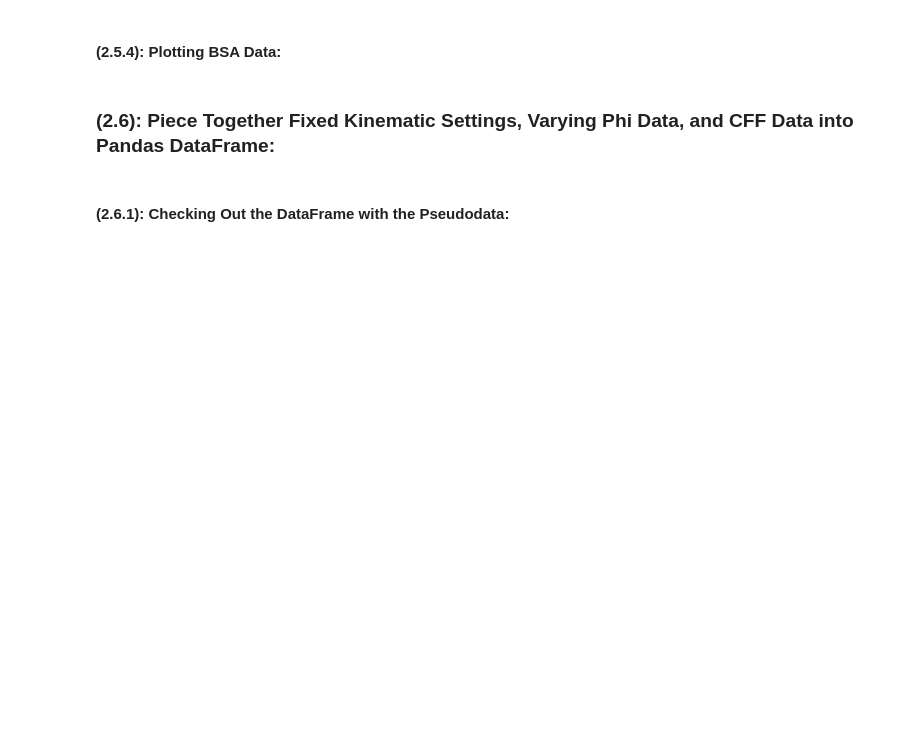
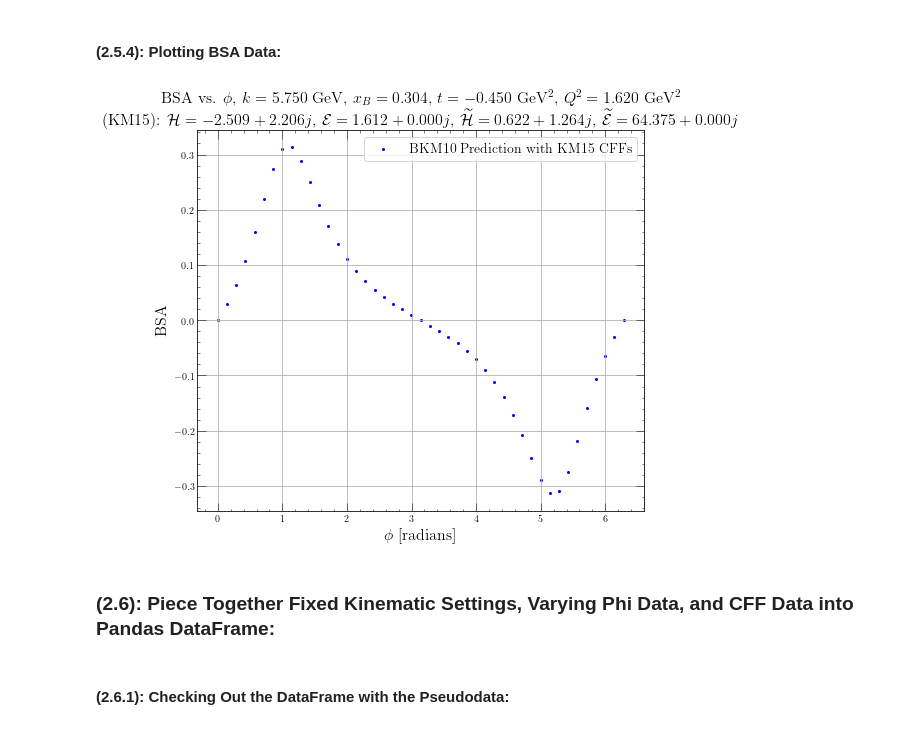
Before and after one commit to JayDanielsss/gpd_dnn, a Jupyter notebook: closure_test/closure_test.ipynb, the cells around one changed output. Drawn from its saved outputs; the diff is of its cells as text; code cells hidden in the pictures; blank space fills up the shorter version.

```diff
--- a/closure_test/closure_test.ipynb
+++ b/closure_test/closure_test.ipynb
@@ -344,44 +292,21 @@ cross_section_axes.grid(visible = True)
 # %%
 bsa_fig, bsa_axes = plt.subplots(1, figsize = (8, 7))
 
 bsa_axes.scatter(
     phi_array_in_radians, bkm10_bsa_km15,
     s = 4., label = "BKM10 Prediction with KM15 CFFs", color = "blue")
 
-# bsa_axes.scatter(
-#     phi_array_in_radians, bkm10_bsa_xdj,
-#     s = 4., label = "BKM10 Prediction with XDJ CFFs", color = "skyblue")
-
-title_string = (
-    rf"$Q^2 = {TEST_Q_SQUARED:.2f}$ GeV$^2$, "
-    rf"$x_B = {TEST_X_BJORKEN:.2f}$, "
-    rf"$t = {TEST_T_VALUE:.2f}$, "
-    rf"$k = {TEST_BEAM_ENERGY:.2f}$ GeV"
-)
-
-km15_cff_string = (
-    rf"$\mathcal{{H}} = {CFF_H_KM15:.3f}$, "
-    rf"$\mathcal{{E}} = {CFF_E_KM15:.3f}$, "
-    rf"$\widetilde{{\mathcal{{H}}}} = {CFF_H_TILDE_KM15:.3f}$, "
-    rf"$\widetilde{{\mathcal{{E}}}} = {CFF_E_TILDE_KM15:.3f}$ "
-)
-
-xdj_cff_string = (
-    rf"$\mathcal{{H}} = {complex(TEST_REAL_CFF_H, TEST_IM_CFF_H):.3f}$, "
-    rf"$\mathcal{{E}} = {complex(TEST_REAL_CFF_E, TEST_IM_CFF_E):.3f}$, "
-    rf"$\widetilde{{\mathcal{{H}}}} = {complex(TEST_REAL_CFF_HT, TEST_IM_CFF_HT):.3f}$, "
-    rf"$\widetilde{{\mathcal{{E}}}} = {complex(TEST_REAL_CFF_ET, TEST_IM_CFF_ET):.3f}$ "
-)
-
 bsa_axes.set_xlabel(r"$\phi$ [radians]", fontsize = 16)
 bsa_axes.set_ylabel(r"BSA", fontsize = 16)
-bsa_axes.set_title(f"{title_string}\n(KM15): {km15_cff_string}")
-
-# only if we want to compare to Xiangdong Ji's data:
-# bsa_axes.set_title(f"{title_string}\n(KM15): {km15_cff_string}\n(XDJ): {xdj_cff_string}")
+bsa_axes.set_title(
+    rf"BSA vs. $\phi$, {this_kinematic_set_title_string}"
+    "\n"
+    f"(KM15): {km15_cff_string}", fontsize = 16)
 
 bsa_axes.legend(fontsize = 14)
 bsa_axes.grid(visible = True)
+# %% [output]
+[figure, added]
 # %% [markdown]
 ### (2.6): Piece Together Fixed Kinematic Settings, Varying Phi Data, and CFF Data into Pandas DataFrame:
 # %%
```
Also changed, not shown: parts of 121 cells of this notebook.
